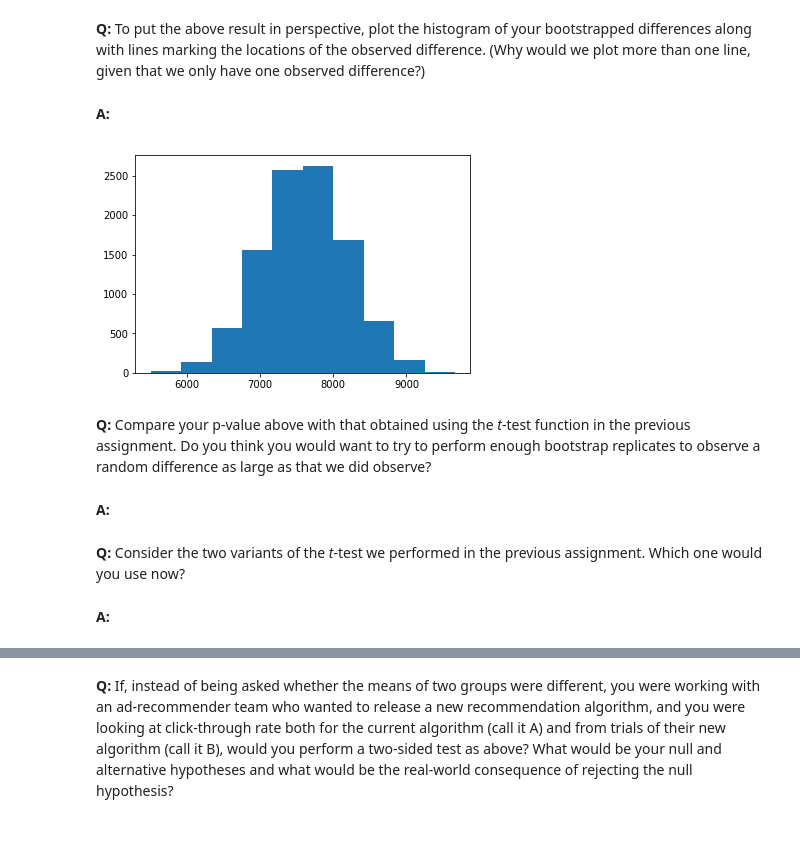
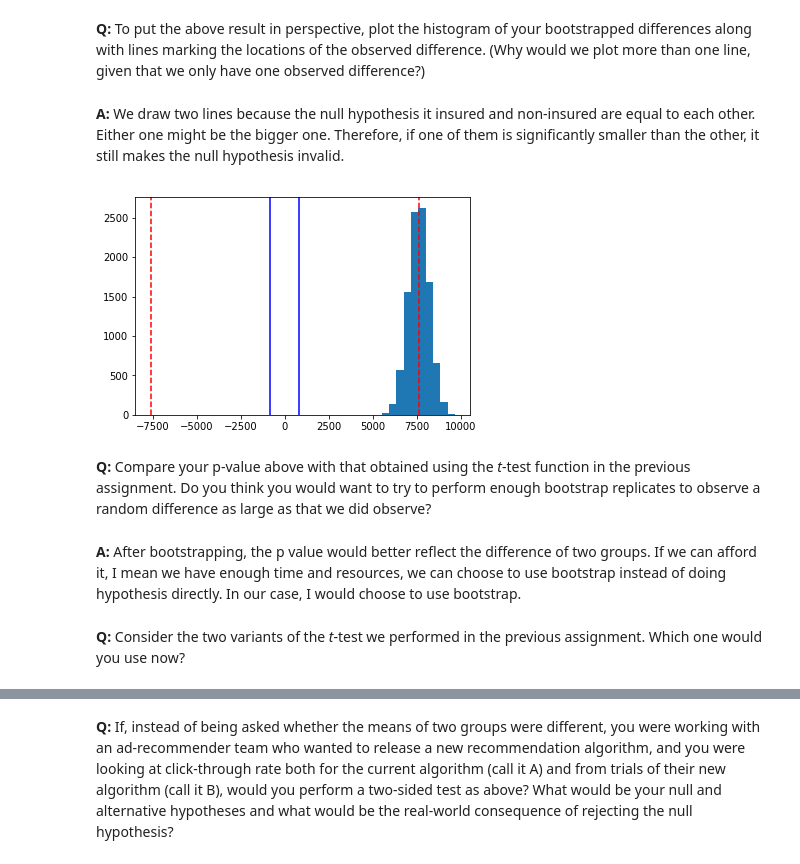
Before and after one commit to weiwangsummer/Springboard, a Jupyter notebook: inferential_statistics_2-Q.ipynb, the cells around one changed output, grey strips where cells are left out. Saved outputs shown, nothing was run; the diff lists cells and outputs as text; code cells hidden in the pictures; blank space fills up the shorter version.

```diff
--- a/inferential_statistics_2-Q.ipynb
+++ b/inferential_statistics_2-Q.ipynb
@@ -142,8 +144,12 @@ __A:__ The null hypothesis is that the difference between means of insured and n
 # %%
 N_rep = 10000
 diff_mean=[]
+sample_mean1=[]
+sample_mean0=[]
 for i in range(N_rep):
 
     samples_mean_insurance1=np.random.choice(insurance1,size=n1)
     samples_mean_insurance0 = np.random.choice(insurance0,size=n0)
+    sample_mean1.append(np.mean(samples_mean_insurance1))
+    sample_mean0.append(np.mean(samples_mean_insurance0))
     diff_mean.append(np.mean(samples_mean_insurance1)-np.mean(samples_mean_insurance0))
@@ -153,0 +156,8 @@ np.mean(diff_mean)/np.std(diff_mean)
+# %%
+mean1=np.mean(sample_mean1)
+mean0=np.mean(sample_mean0)
+# %%
+std1=np.std(sample_mean1)
+std0=np.std(sample_mean0)
+# %%
+sp=np.sqrt(((n0-1)*(std0**2)+(n1-1)*(std1**2))/(n0+n1-2))
@@ -161,9 +181,4 @@ p_value
 # %% [markdown]
 __Q:__ To put the above result in perspective, plot the histogram of your bootstrapped differences along with lines marking the locations of the observed difference. (Why would we plot more than one line, given that we only have one observed difference?)
-# %% [markdown]
-__A:__
-# %%
-_=plt.hist(diff_mean)
-_=plt.axvline()
-# %% [output]
-[figure, removed]
+# %% [markdown]
+__A:__ We draw two lines because the null hypothesis it insured and non-insured are equal to each other. Either one might be the bigger one. Therefore, if one of them is significantly smaller than the other, it still makes the null hypothesis invalid.
@@ -170,8 +187,15 @@ _=plt.axvline()
+# %%
+
+_=plt.hist(diff_mean)
+_=plt.axvline((mean1-mean0),color='r', linestyle='--')
+_=plt.axvline((mean0-mean1),color='r',linestyle='--')
+_=plt.axvline(sp*1.96,color='b',linestyle='-')
+_=plt.axvline(-sp*1.96,color='b',linestyle='-')
+# %% [output]
+[figure, added]
 # %% [markdown]
 __Q:__ Compare your p-value above with that obtained using the _t_-test function in the previous assignment. Do you think you would want to try to perform enough bootstrap replicates to observe a random difference as large as that we did observe?
-# %% [markdown]
-__A:__
+# %% [markdown]
+__A:__ After bootstrapping, the p value would better reflect the difference of two groups. If we can afford it, I mean we have enough time and resources, we can choose to use bootstrap instead of doing hypothesis directly. In our case, I would choose to use bootstrap.
 # %% [markdown]
 __Q:__ Consider the two variants of the _t_-test we performed in the previous assignment. Which one would you use now?
-# %% [markdown]
-__A:__
```
Also changed, not shown: parts of 14 cells of this notebook.
